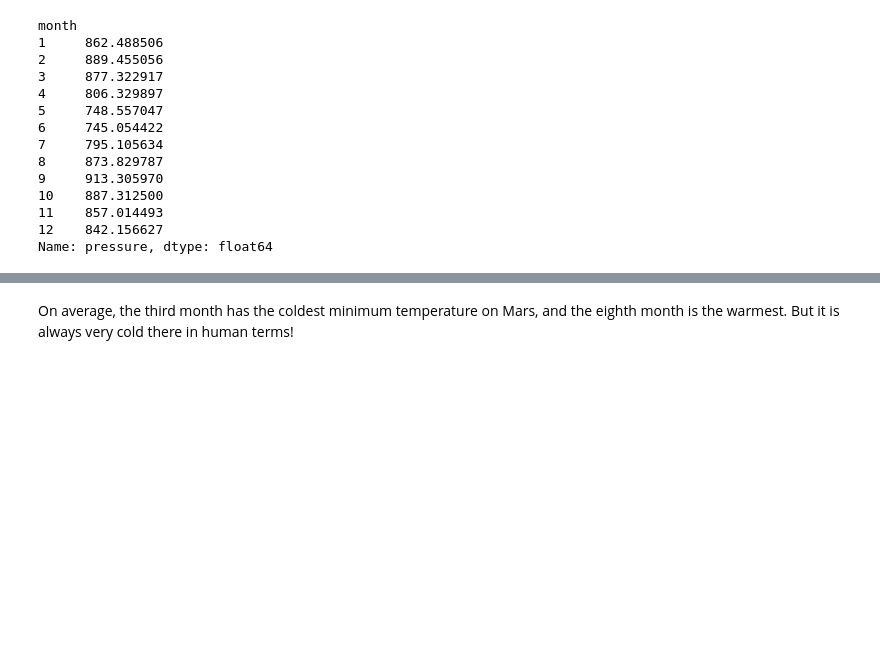
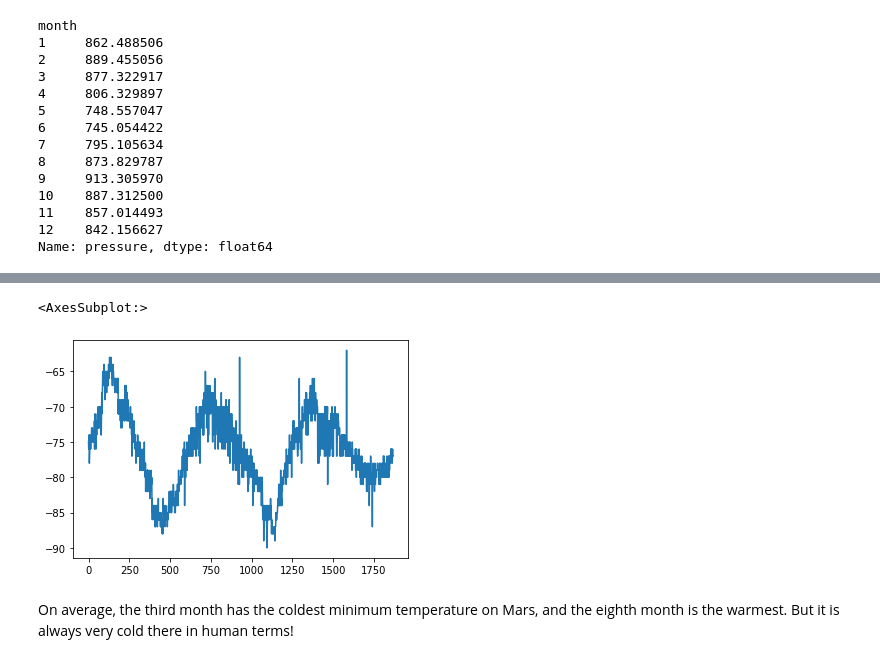
Before and after one commit to jstnkuo/Mars-Data-HTML-Scraping, a Jupyter notebook: part_2_mars_weather.ipynb, the cells around one changed output, grey strips where cells are left out. Saved outputs shown, nothing was run; the diff lists cells and outputs as text; code cells hidden in the pictures; blank space fills up the shorter version.

```diff
--- a/part_2_mars_weather.ipynb
+++ b/part_2_mars_weather.ipynb
@@ -188,5 +204,9 @@ avg_pressure.plot(kind='line')
 # %%
 # 5. How many terrestrial (earth) days are there in a Martian year?
+mars_df.min_temp.plot()
+# %% [output]
+<AxesSubplot:>
+[figure, added]
 # %% [markdown]
 On average, the third month has the coldest minimum temperature on Mars, and the eighth month is the warmest. But it is always very cold there in human terms!
 # %% [markdown]
```
Also changed, not shown: parts of 7 cells of this notebook, 2 other files.
